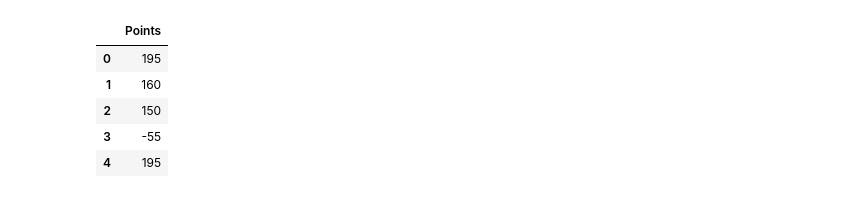
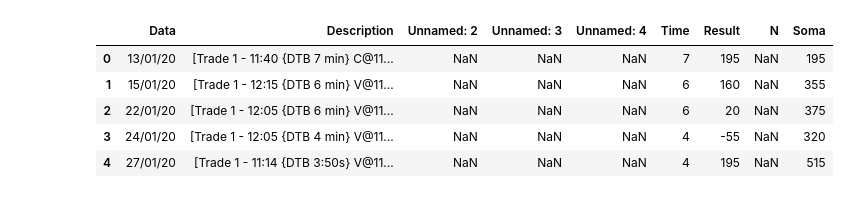
Before and after one commit to ajmal017/trading-system-analysis, a Jupyter notebook: trading-system-analysis.ipynb, the cells around one changed output. Drawn from its saved outputs; the diff is of its cells as text; code cells hidden in the pictures.

```diff
--- a/trading-system-analysis.ipynb
+++ b/trading-system-analysis.ipynb
@@ -7,16 +7,16 @@ import matplotlib.pyplot as plt
 # %%
 # Import trades database
 
 # Enter your CSV with only the column of results in points.
 # Note that the name of the column must be "points".
 
-df = pd.read_csv('')
+df = pd.read_csv('Backtest Estratégias - DTB - Sample.csv')
 
 df.head()
 # %% [output]
-|  | Points |
-| 0 | 195 |
-| 1 | 160 |
-| 2 | 150 |
-| 3 | -55 |
-| 4 | 195 |
+|  | Data | Description | Unnamed: 2 | Unnamed: 3 | Unnamed: 4 | Time | Result | N | Soma |
+| 0 | 13/01/20 | [Trade 1 - 11:40 {DTB 7 min} C@11... | NaN | NaN | NaN | 7 | 195 | NaN | 195 |
+| 1 | 15/01/20 | [Trade 1 - 12:15 {DTB 6 min} V@11... | NaN | NaN | NaN | 6 | 160 | NaN | 355 |
+| 2 | 22/01/20 | [Trade 1 - 12:05 {DTB 6 min} V@11... | NaN | NaN | NaN | 6 | 20 | NaN | 375 |
+| 3 | 24/01/20 | [Trade 1 - 12:05 {DTB 4 min} V@11... | NaN | NaN | NaN | 4 | -55 | NaN | 320 |
+| 4 | 27/01/20 | [Trade 1 - 11:14 {DTB 3:50s} V@11... | NaN | NaN | NaN | 4 | 195 | NaN | 515 |
```
Also changed, not shown: parts of 12 cells of this notebook.
